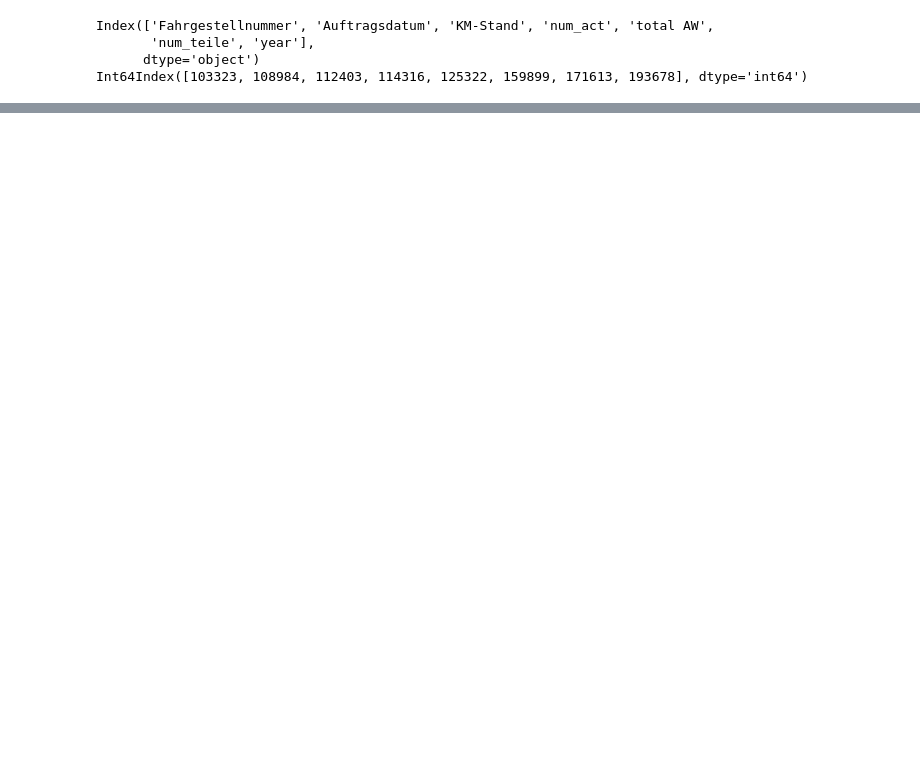
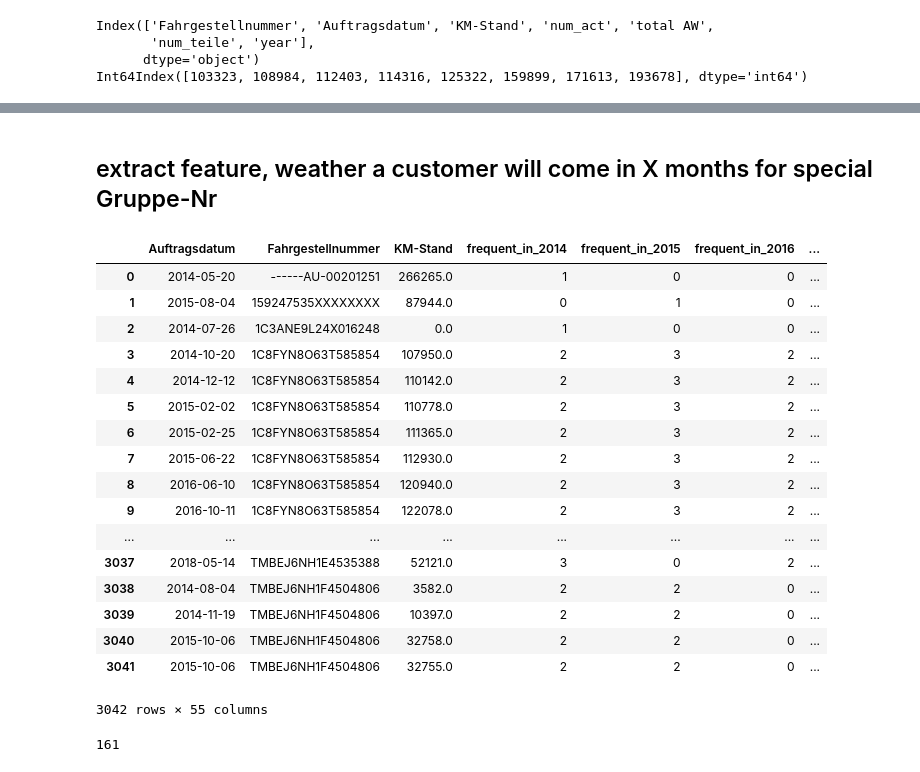
Before and after one commit to HuangYiran/data_mining, a Jupyter notebook: teco/Autohaus_weeber/notebook/Teilegruppe.ipynb, the cells around one changed output, grey strips where cells are left out. Saved outputs shown, nothing was run; the diff lists cells and outputs as text; code cells hidden in the pictures; blank space fills up the shorter version.

```diff
--- a/teco/Autohaus_weeber/notebook/Teilegruppe.ipynb
+++ b/teco/Autohaus_weeber/notebook/Teilegruppe.ipynb
@@ -1097,0 +910,38 @@ df.head()
+# %% [markdown]
+## extract feature, weather a customer will come in X months for special Gruppe-Nr
+# %%
+tg = df3.copy()
+# %%
+tg['weather_come_in_1_month'] = tg['time_distance_to_next'] < timedelta(days = 1*30)
+tg['weather_come_in_2_month'] = tg['time_distance_to_next'] < timedelta(days = 2*30)
+tg['weather_come_in_3_month'] = tg['time_distance_to_next'] < timedelta(days = 3*30)
+tg['weather_come_in_4_month'] = tg['time_distance_to_next'] < timedelta(days = 4*30)
+tg['weather_come_in_5_month'] = tg['time_distance_to_next'] < timedelta(days = 5*30)
+tg['weather_come_in_6_month'] = tg['time_distance_to_next'] < timedelta(days = 6*30)
+# %%
+tg
+# %% [output]
+|  | Auftragsdatum | Fahrgestellnummer | KM-Stand | frequent_in_2014 | frequent_in_2015 | frequent_in_2016 | ... |
+| 0 | 2014-05-20 | ------AU-00201251 | 266265.0 | 1 | 0 | 0 | ... |
+| 1 | 2015-08-04 | 159247535XXXXXXXX | 87944.0 | 0 | 1 | 0 | ... |
+| 2 | 2014-07-26 | 1C3ANE9L24X016248 | 0.0 | 1 | 0 | 0 | ... |
+| 3 | 2014-10-20 | 1C8FYN8O63T585854 | 107950.0 | 2 | 3 | 2 | ... |
+| 4 | 2014-12-12 | 1C8FYN8O63T585854 | 110142.0 | 2 | 3 | 2 | ... |
+| 5 | 2015-02-02 | 1C8FYN8O63T585854 | 110778.0 | 2 | 3 | 2 | ... |
+| 6 | 2015-02-25 | 1C8FYN8O63T585854 | 111365.0 | 2 | 3 | 2 | ... |
+| 7 | 2015-06-22 | 1C8FYN8O63T585854 | 112930.0 | 2 | 3 | 2 | ... |
+| 8 | 2016-06-10 | 1C8FYN8O63T585854 | 120940.0 | 2 | 3 | 2 | ... |
+| 9 | 2016-10-11 | 1C8FYN8O63T585854 | 122078.0 | 2 | 3 | 2 | ... |
+| ... | ... | ... | ... | ... | ... | ... | ... |
+| 3037 | 2018-05-14 | TMBEJ6NH1E4535388 | 52121.0 | 3 | 0 | 2 | ... |
+| 3038 | 2014-08-04 | TMBEJ6NH1F4504806 | 3582.0 | 2 | 2 | 0 | ... |
+| 3039 | 2014-11-19 | TMBEJ6NH1F4504806 | 10397.0 | 2 | 2 | 0 | ... |
+| 3040 | 2015-10-06 | TMBEJ6NH1F4504806 | 32758.0 | 2 | 2 | 0 | ... |
+| 3041 | 2015-10-06 | TMBEJ6NH1F4504806 | 32755.0 | 2 | 2 | 0 | ... |
+3042 rows × 55 columns
+# %%
+df3 = tg
+del tg
+gc.collect()
+# %% [output]
+161
```
Also changed, not shown: parts of 50 cells of this notebook.
